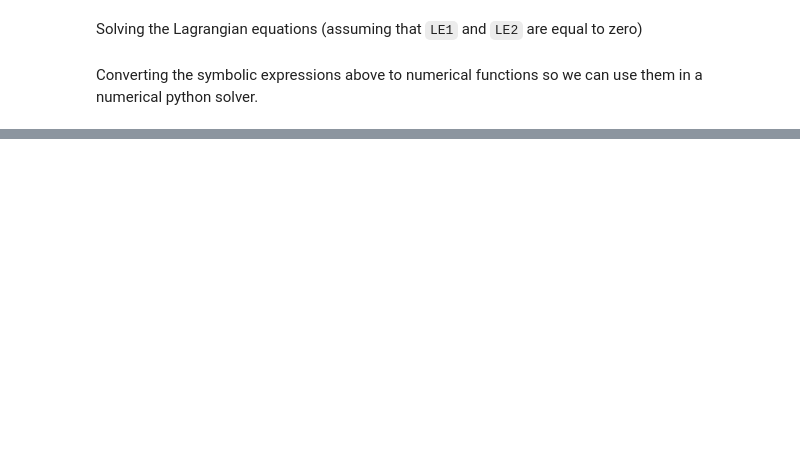
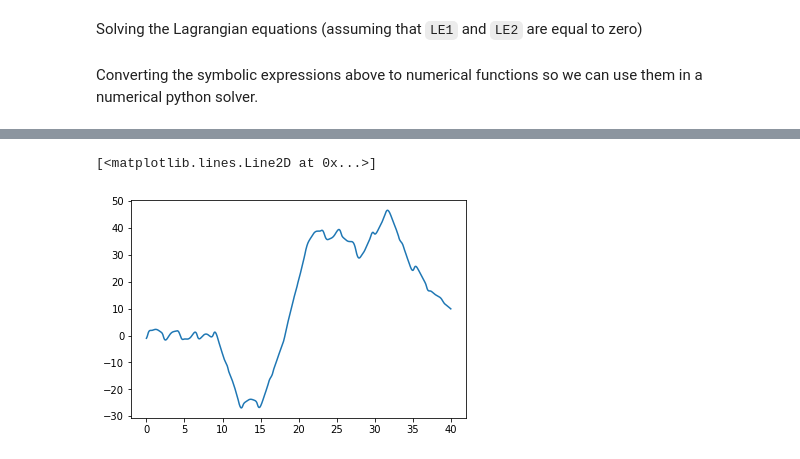
Before and after one commit to rfmergarejo/Physics, a Jupyter notebook: double_pendulum.ipynb, the cells around one changed output, grey strips where cells are left out. Cells and saved outputs as stored; diff of their text form; code cells hidden in the pictures; blank space fills up the shorter version.

```diff
--- a/double_pendulum.ipynb
+++ b/double_pendulum.ipynb
@@ -116,0 +113,9 @@ NameError: ignored
+# %%
+the1 = ans.T[0]
+the2 = ans.T[2]
+
+
+plt.plot(t, the2)
+# %% [output]
+[<matplotlib.lines.Line2D at 0x...>]
+[figure, added]
```
Also changed, not shown: parts of 4 cells of this notebook.
